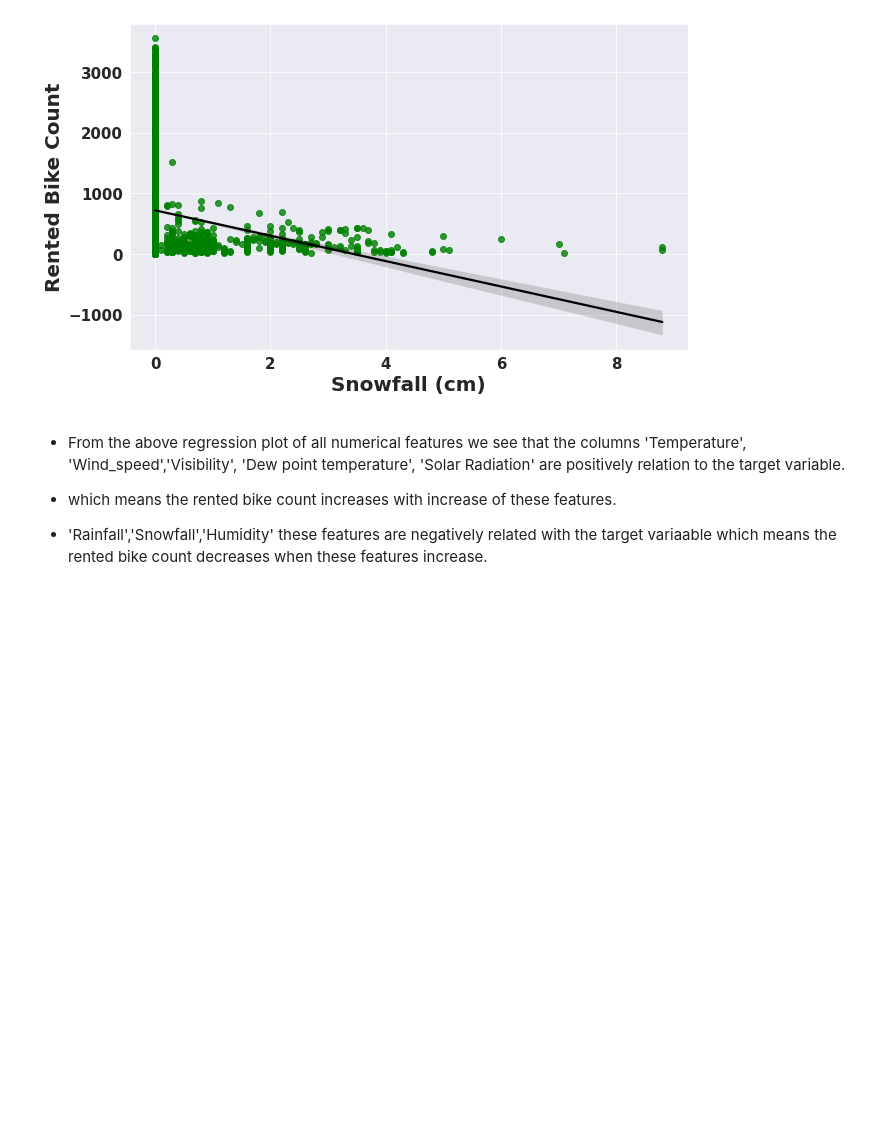
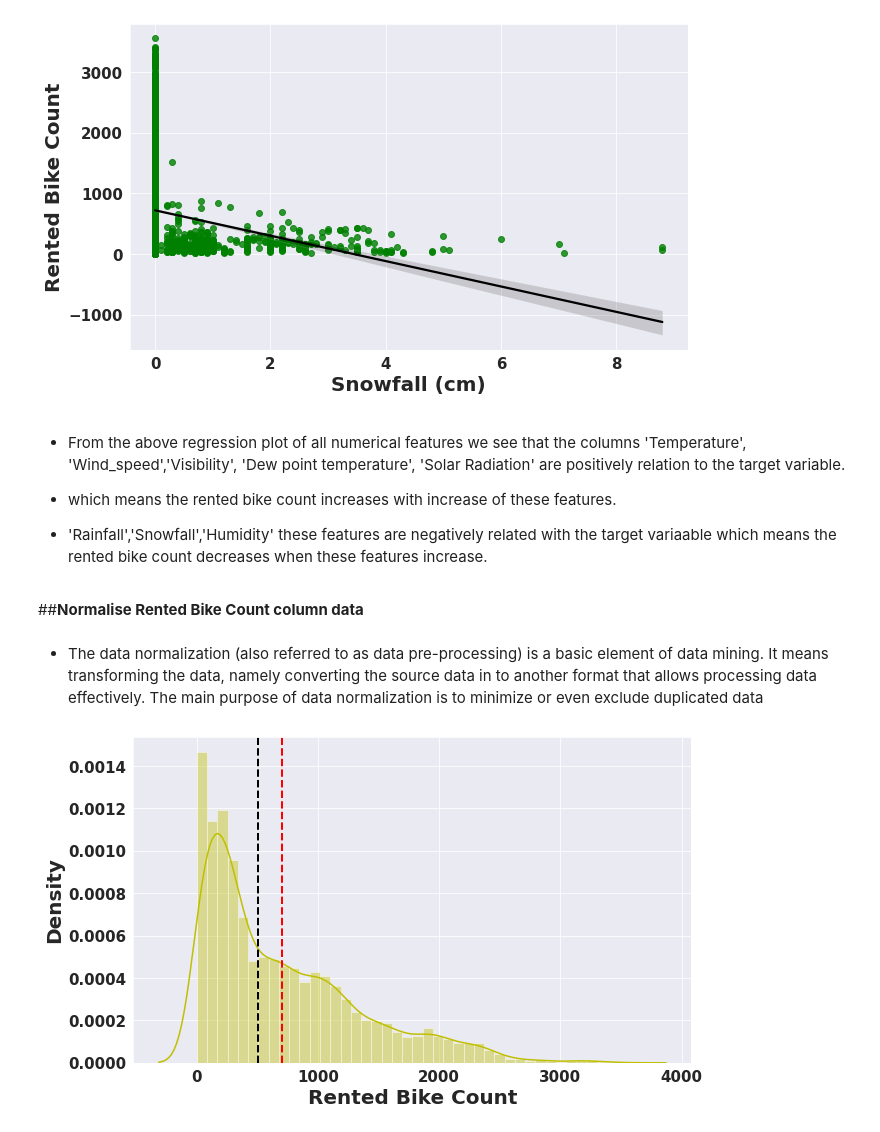
Before and after one commit to yuvarajmahajan/bike-sharing-demand-prediction, a Jupyter notebook: Capstone_Project_Bike_Sharing_Demand_Prediction.ipynb, the cells around one changed output. Cells and saved outputs as stored; diff of their text form; code cells hidden in the pictures; blank space fills up the shorter version.

```diff
--- a/Capstone_Project_Bike_Sharing_Demand_Prediction.ipynb
+++ b/Capstone_Project_Bike_Sharing_Demand_Prediction.ipynb
@@ -654,3 +654,18 @@ for col in numerical_features:
 * which means the rented bike count increases with increase of these features.
 
 * 'Rainfall','Snowfall','Humidity' these features are negatively related with the target variaable which means the rented bike count decreases when these features increase.
+# %% [markdown]
+##**Normalise Rented Bike Count column data**
+# %% [markdown]
+* The data normalization (also referred to as data pre-processing) is a basic element of data mining. It means transforming the data, namely converting the source data in to another format that allows processing data effectively. The main purpose of data normalization is to minimize or even exclude duplicated data
+# %%
+#Distribution plot of Rented Bike Count
+plt.figure(figsize=(10,6))
+plt.xlabel('Rented_Bike_Count')
+plt.ylabel('Density')
+ax=sns.distplot(df['Rented Bike Count'],hist=True ,color="y")
+ax.axvline(df['Rented Bike Count'].mean(), color='red', linestyle='dashed', linewidth=2)
+ax.axvline(df['Rented Bike Count'].median(), color='black', linestyle='dashed', linewidth=2)
+plt.show()
+# %% [output]
+[figure, added]
```
Also changed, not shown: parts of 50 cells of this notebook.
